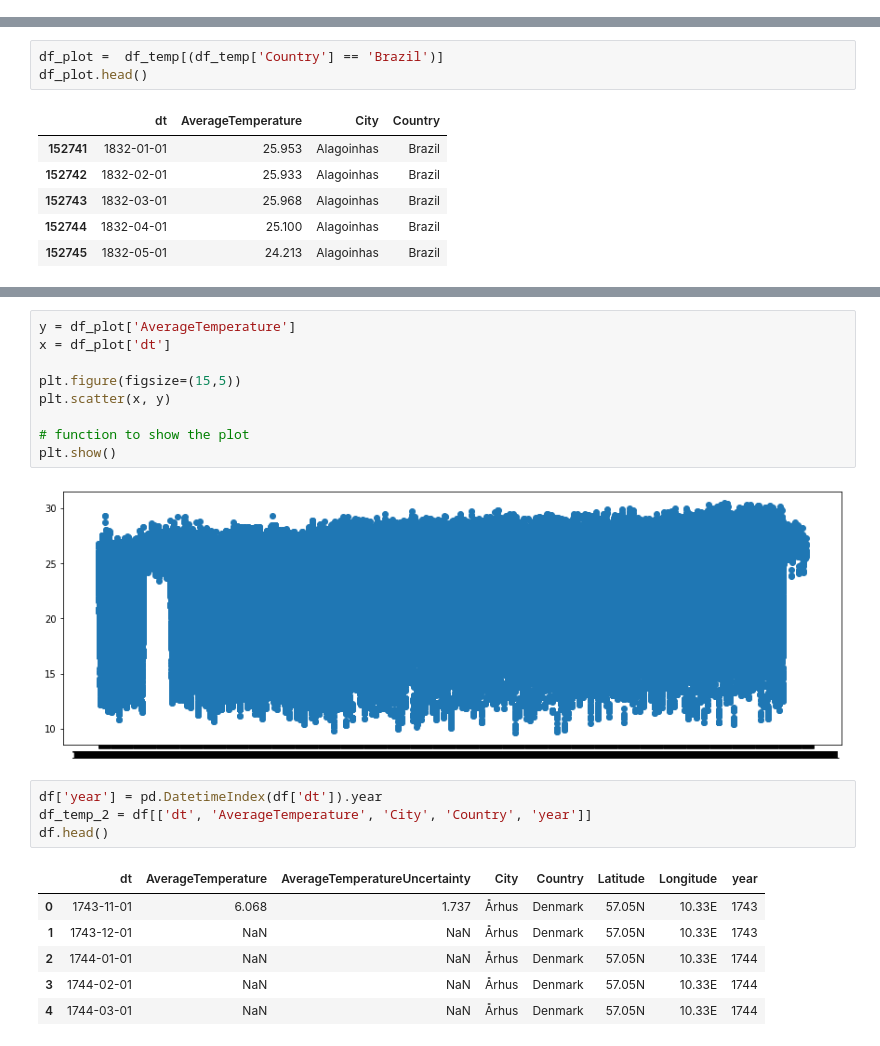
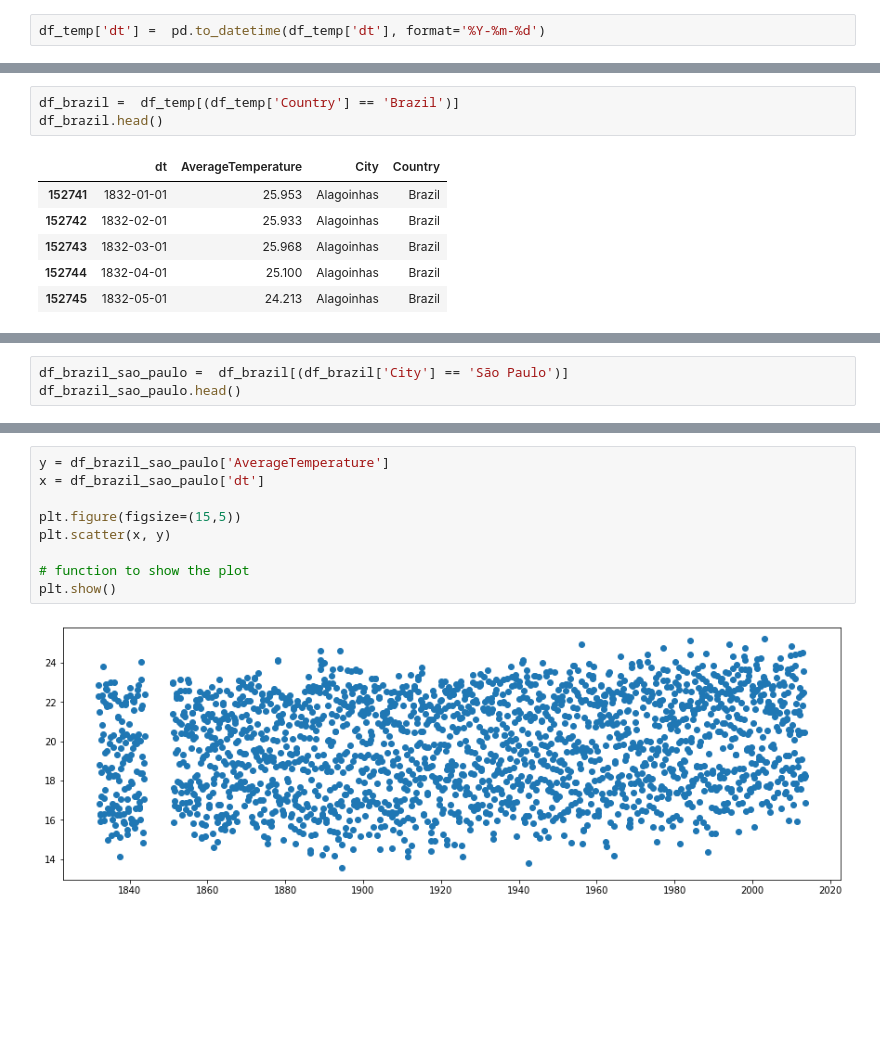
Before and after one commit to analyticsdatalab/climactic-food, a Jupyter notebook: jupyter_notebooks/initial_check_GlobalLandTemperature_csv_file.ipynb, the cells around one changed output, grey strips where cells are left out. Drawn from its saved outputs; the diff is of its cells as text; blank space fills up the shorter version.

Commit message:
adjusts on the date + analysis in Brazil and India

```diff
--- a/jupyter_notebooks/initial_check_GlobalLandTemperature_csv_file.ipynb
+++ b/jupyter_notebooks/initial_check_GlobalLandTemperature_csv_file.ipynb
@@ -100,0 +101,2 @@ df.tail()
+# %%
+df_temp['dt'] =  pd.to_datetime(df_temp['dt'], format='%Y-%m-%d')
@@ -101,6 +125,6 @@ df.tail()
 # %%
-df_plot =  df_temp[(df_temp['Country'] == 'Brazil')]
-df_plot.head()
+df_brazil =  df_temp[(df_temp['Country'] == 'Brazil')]
+df_brazil.head()
 # %% [output]
 |  | dt | AverageTemperature | City | Country |
 | 152741 | 1832-01-01 | 25.953 | Alagoinhas | Brazil |
@@ -110,0 +155,3 @@ df_plot.head()
+# %%
+df_brazil_sao_paulo =  df_brazil[(df_brazil['City'] == 'São Paulo')]
+df_brazil_sao_paulo.head()
@@ -111,22 +165,11 @@ df_plot.head()
 # %%
-y = df_plot['AverageTemperature']
-x = df_plot['dt']
+y = df_brazil_sao_paulo['AverageTemperature']
+x = df_brazil_sao_paulo['dt']
 
 plt.figure(figsize=(15,5))
 plt.scatter(x, y)
 
 # function to show the plot
 plt.show()
 # %% [output]
-[figure, old version]
+[figure, new version]
-# %%
-df['year'] = pd.DatetimeIndex(df['dt']).year
-df_temp_2 = df[['dt', 'AverageTemperature', 'City', 'Country', 'year']]
-df.head()
-# %% [output]
-|  | dt | AverageTemperature | AverageTemperatureUncertainty | City | Country | Latitude | Longitude | year |
-| 0 | 1743-11-01 | 6.068 | 1.737 | Århus | Denmark | 57.05N | 10.33E | 1743 |
-| 1 | 1743-12-01 | NaN | NaN | Århus | Denmark | 57.05N | 10.33E | 1743 |
-| 2 | 1744-01-01 | NaN | NaN | Århus | Denmark | 57.05N | 10.33E | 1744 |
-| 3 | 1744-02-01 | NaN | NaN | Århus | Denmark | 57.05N | 10.33E | 1744 |
-| 4 | 1744-03-01 | NaN | NaN | Århus | Denmark | 57.05N | 10.33E | 1744 |
```
Also changed, not shown: parts of 19 cells of this notebook.
